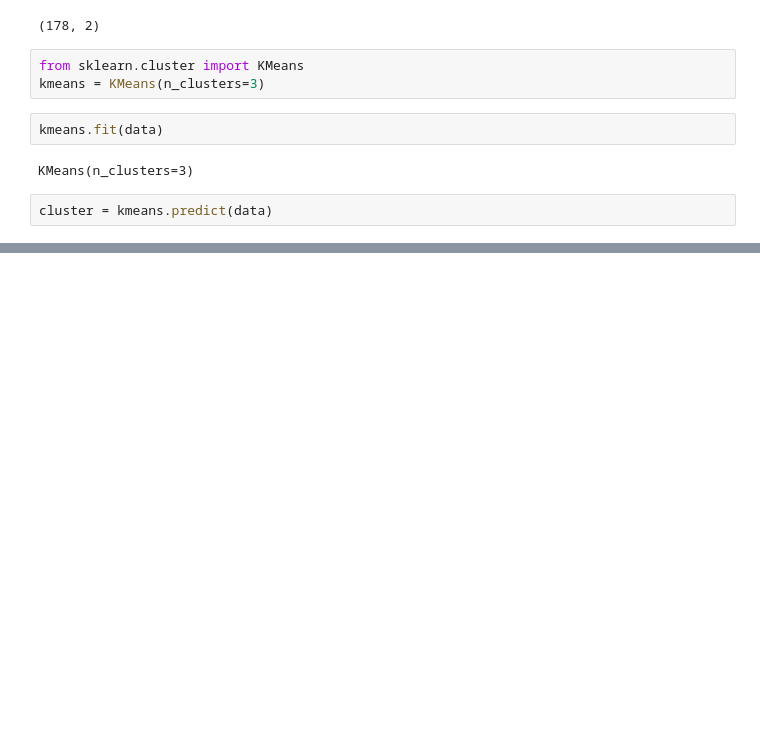
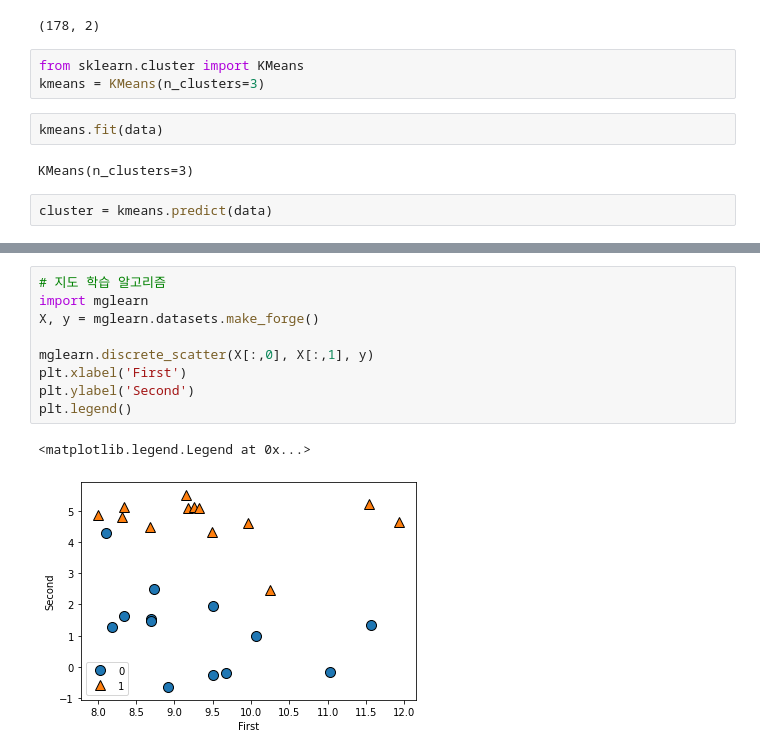
Before and after one commit to zakumann/googlecolab, a Jupyter notebook: preprocessor.ipynb, the cells around one changed output, grey strips where cells are left out. Cells and saved outputs as stored; diff of their text form; blank space fills up the shorter version.

```diff
--- a/preprocessor.ipynb
+++ b/preprocessor.ipynb
@@ -421,0 +451,12 @@ plt.scatter(data[:,0],data[:,1], c=cluster)
+# %%
+# 지도 학습 알고리즘
+import mglearn
+X, y = mglearn.datasets.make_forge()
+
+mglearn.discrete_scatter(X[:,0], X[:,1], y)
+plt.xlabel('First')
+plt.ylabel('Second')
+plt.legend()
+# %% [output]
+<matplotlib.legend.Legend at 0x...>
+[figure, added]
```
Also changed, not shown: parts of 50 cells of this notebook.
